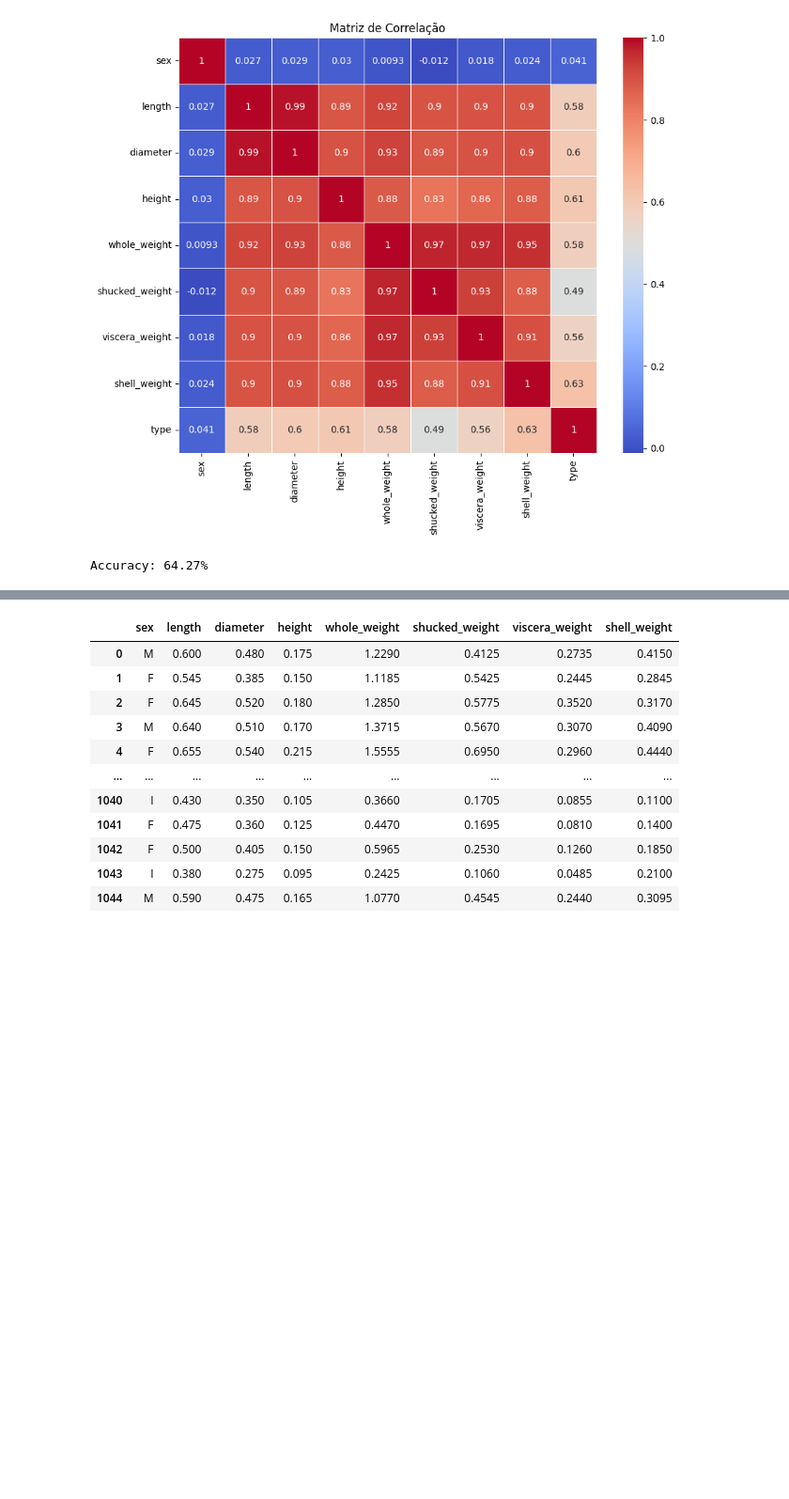
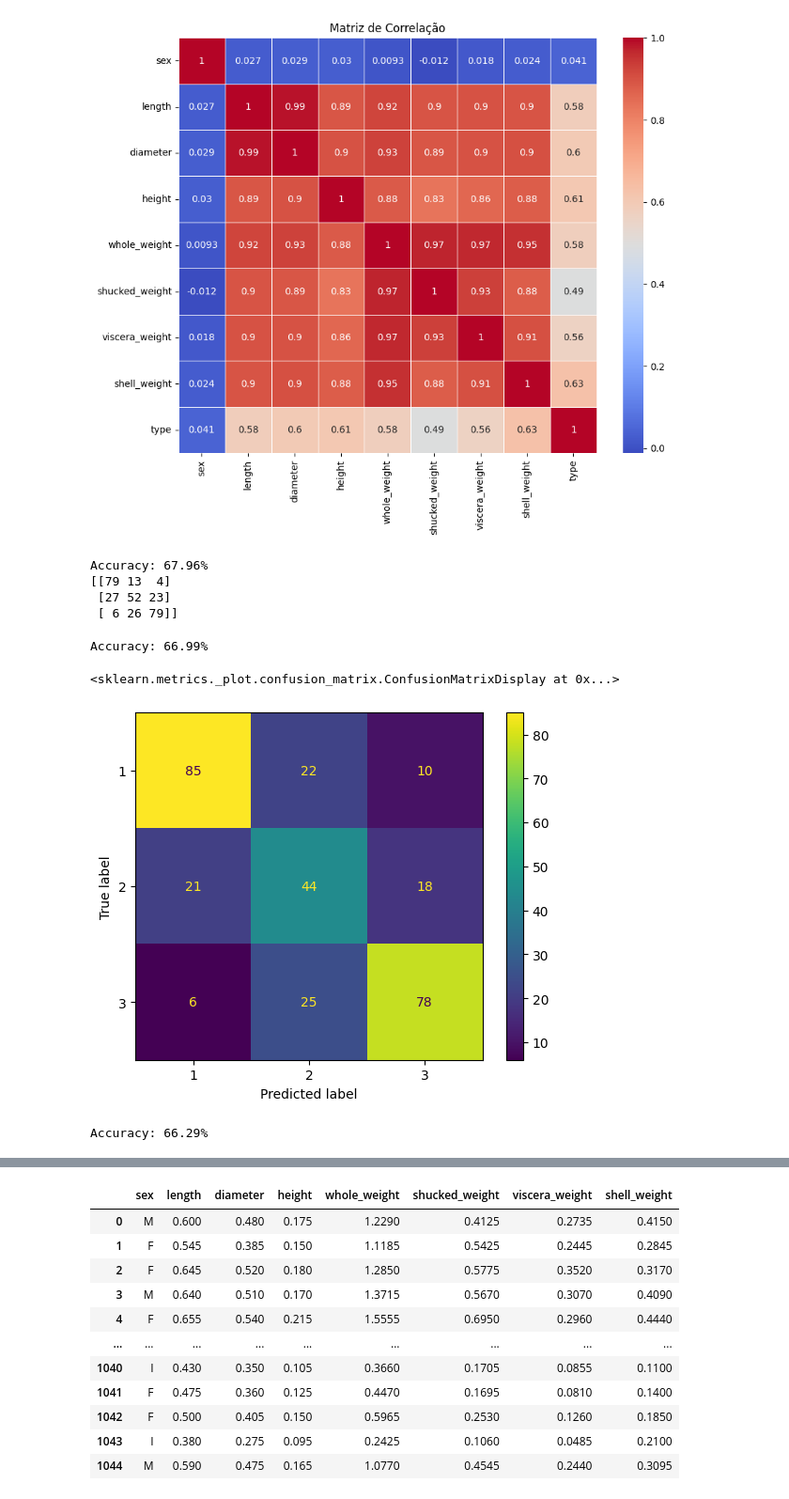
Before and after one commit to ecaf1/Abalone_Classification_Using_Machine_Learning, a Jupyter notebook: model_validation.ipynb, the cells around one changed output, grey strips where cells are left out. Shown at 94% size. Saved outputs shown, nothing was run; the diff lists cells and outputs as text; code cells hidden in the pictures; blank space fills up the shorter version.

```diff
--- a/model_validation.ipynb
+++ b/model_validation.ipynb
@@ -206,8 +208,9 @@ plt.show()
 [figure]
 # %%
 # separando os dados
-X_train, X_test, y_train, y_test = train_test_split(date_train.drop(columns=["type"]), date_train["type"], test_size=0.2, random_state=42)
+X_train, X_test, y_train, y_test = train_test_split(date_train.drop(columns=["type","length"]), date_train["type"], test_size=0.1, random_state=42)
 # normalizando os dados
+date_test.drop(columns=["length"], inplace=True)
 
 scaler = StandardScaler()
 X_train = scaler.fit_transform(X_train)
@@ -221,5 +224,34 @@ y_pred = svm_mode.predict(X_test)
 
 accuracy = accuracy_score(y_test, y_pred)
 print("Accuracy: {:.2f}%".format(accuracy * 100))
+matrix = confusion_matrix(y_pred, y_test)
+print(matrix)
 # %% [output]
-Accuracy: 64.27%
+Accuracy: 67.96%
+[[79 13  4]
+ [27 52 23]
+ [ 6 26 79]]
+# %%
+from sklearn.svm import LinearSVC
+from sklearn.feature_selection import SelectFromModel
+
+# Treinar um modelo SVM linear
+svm_linear = LinearSVC(dual=True, C=1)
+
+# # Seleção de características
+# model = SelectFromModel(svm_linear, prefit=True)
+# X_train_reduced = model.transform(X_train)
+# X_test_reduced = model.transform(X_test)
+
+svm_linear.fit(X_train, y_train)
+y_pred = svm_linear.predict(X_test)
+accuracy = accuracy_score(y_test, y_pred)
+print("Accuracy: {:.2f}%".format(accuracy * 100))
+
+matrix = confusion_matrix(y_pred, y_test)
+disp = ConfusionMatrixDisplay(confusion_matrix=matrix, display_labels=svm_linear.classes_)
+disp.plot()
+# %% [output]
+Accuracy: 66.99%
+<sklearn.metrics._plot.confusion_matrix.ConfusionMatrixDisplay at 0x...>
+[figure, added]
@@ -226,3 +262,12 @@ Accuracy: 64.27%
+# %%
+svm_mode.fit(X_train_reduced, y_train)
+
+y_pred = svm_mode.predict(X_test_reduced)
+
+accuracy = accuracy_score(y_test, y_pred)
+print("Accuracy: {:.2f}%".format(accuracy * 100))
+# %% [output]
+Accuracy: 66.29%
 # %%
 kf = KFold(n_splits=5, shuffle=True, random_state=42)
 
```
Also changed, not shown: parts of 10 cells of this notebook, 5 other files.
